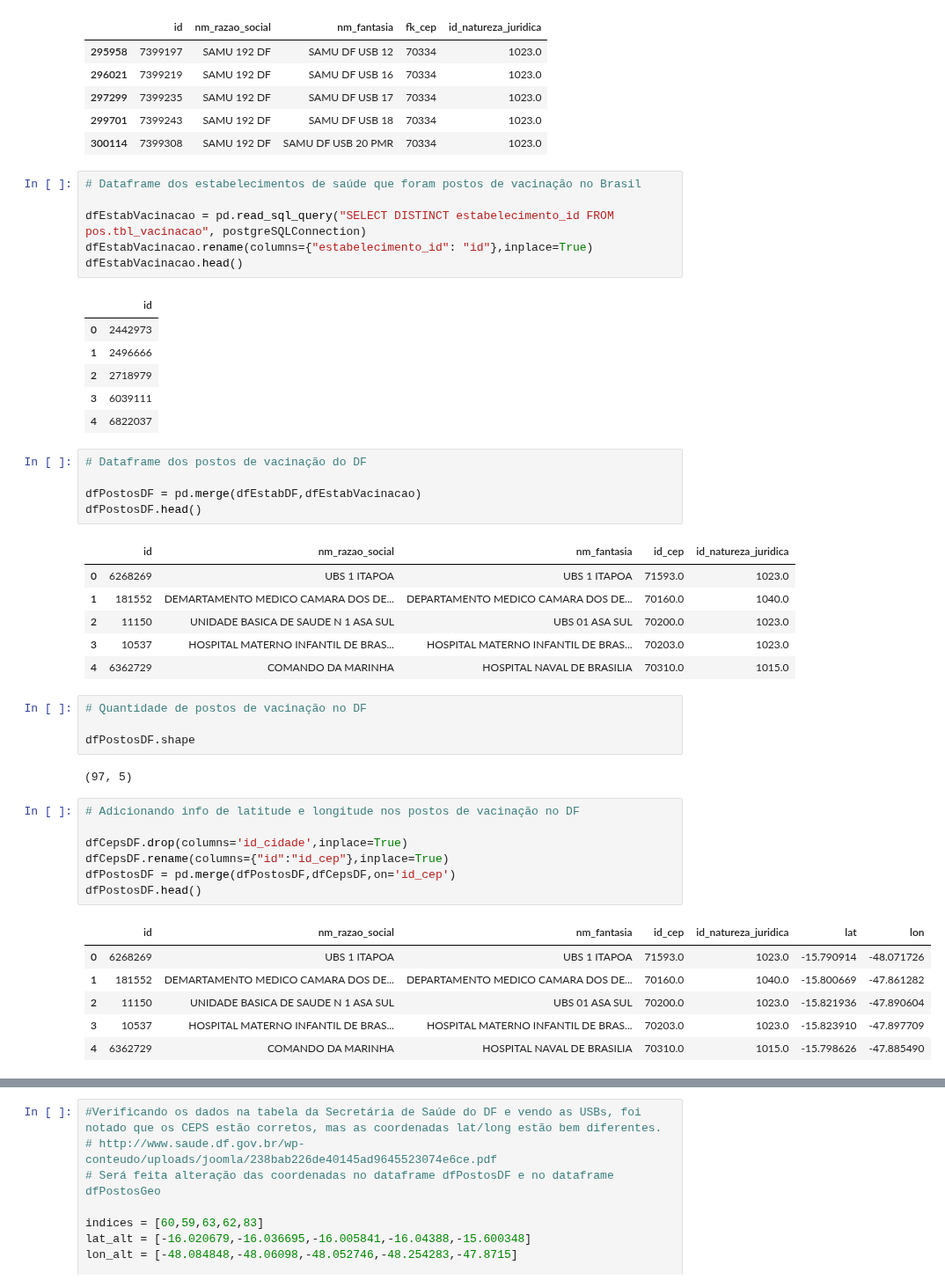
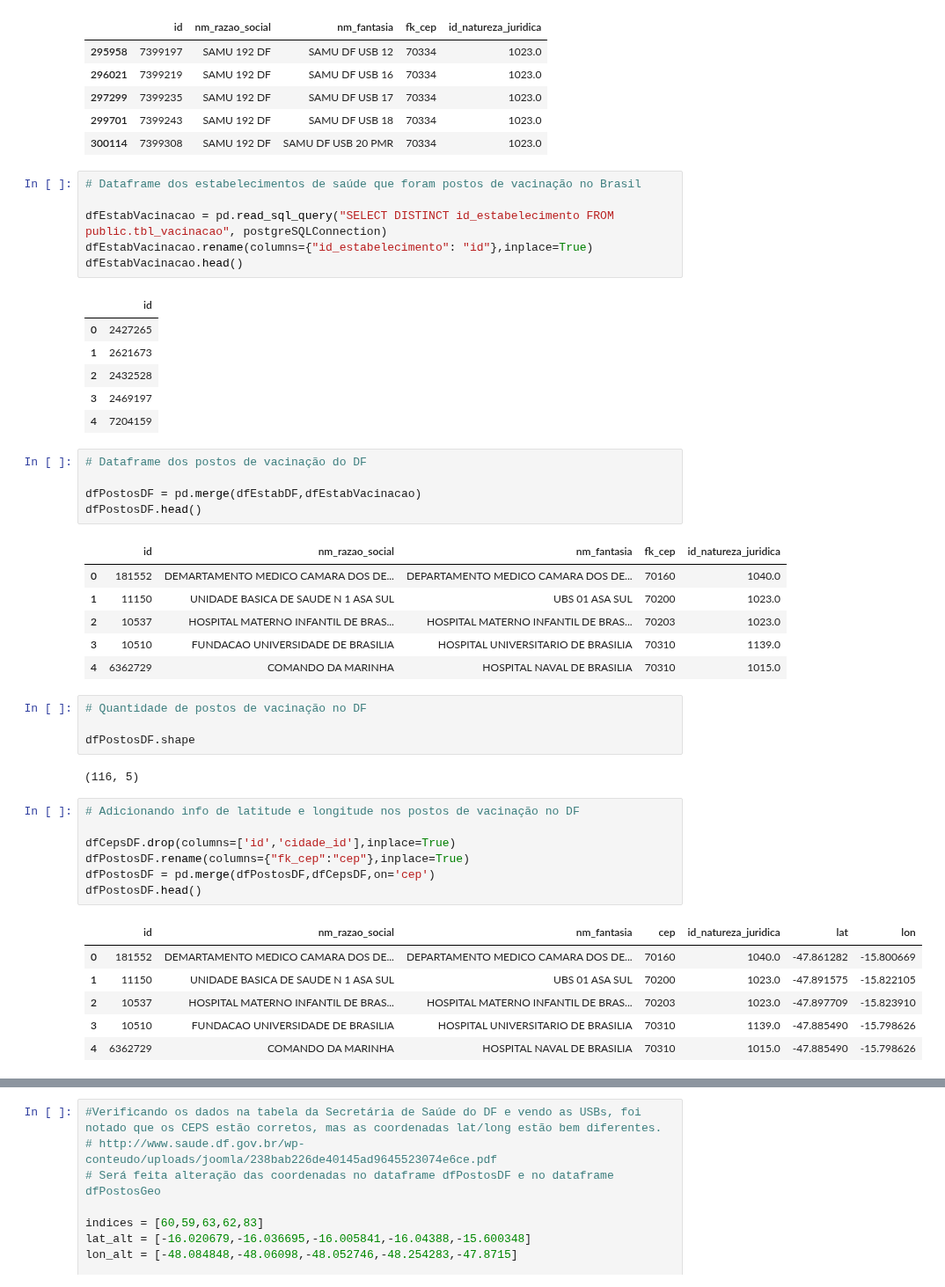
Before and after one commit to raquelcreis/vacina_covid_bsb, a Jupyter notebook: notebook.ipynb, the cells around one changed output, grey strips where cells are left out. Shown at 88% size. Cells and saved outputs as stored; diff of their text form.

```diff
--- a/notebook.ipynb
+++ b/notebook.ipynb
@@ -105,48 +105,48 @@ dfEstabDF.head()
 # %%
 # Dataframe dos estabelecimentos de saúde que foram postos de vacinação no Brasil
 
-dfEstabVacinacao = pd.read_sql_query("SELECT DISTINCT estabelecimento_id FROM pos.tbl_vacinacao", postgreSQLConnection)
-dfEstabVacinacao.rename(columns={"estabelecimento_id": "id"},inplace=True)
+dfEstabVacinacao = pd.read_sql_query("SELECT DISTINCT id_estabelecimento FROM public.tbl_vacinacao", postgreSQLConnection)
+dfEstabVacinacao.rename(columns={"id_estabelecimento": "id"},inplace=True)
 dfEstabVacinacao.head()
 # %% [output]
 |  | id |
-| 0 | 2442973 |
-| 1 | 2496666 |
-| 2 | 2718979 |
-| 3 | 6039111 |
-| 4 | 6822037 |
+| 0 | 2427265 |
+| 1 | 2621673 |
+| 2 | 2432528 |
+| 3 | 2469197 |
+| 4 | 7204159 |
 # %%
 # Dataframe dos postos de vacinação do DF
 
 dfPostosDF = pd.merge(dfEstabDF,dfEstabVacinacao)
 dfPostosDF.head()
 # %% [output]
-|  | id | nm_razao_social | nm_fantasia | id_cep | id_natureza_juridica |
-| 0 | 6268269 | UBS 1 ITAPOA | UBS 1 ITAPOA | 71593.0 | 1023.0 |
-| 1 | 181552 | DEMARTAMENTO MEDICO CAMARA DOS DE... | DEPARTAMENTO MEDICO CAMARA DOS DE... | 70160.0 | 1040.0 |
-| 2 | 11150 | UNIDADE BASICA DE SAUDE N 1 ASA SUL | UBS 01 ASA SUL | 70200.0 | 1023.0 |
-| 3 | 10537 | HOSPITAL MATERNO INFANTIL DE BRAS... | HOSPITAL MATERNO INFANTIL DE BRAS... | 70203.0 | 1023.0 |
-| 4 | 6362729 | COMANDO DA MARINHA | HOSPITAL NAVAL DE BRASILIA | 70310.0 | 1015.0 |
+|  | id | nm_razao_social | nm_fantasia | fk_cep | id_natureza_juridica |
+| 0 | 181552 | DEMARTAMENTO MEDICO CAMARA DOS DE... | DEPARTAMENTO MEDICO CAMARA DOS DE... | 70160 | 1040.0 |
+| 1 | 11150 | UNIDADE BASICA DE SAUDE N 1 ASA SUL | UBS 01 ASA SUL | 70200 | 1023.0 |
+| 2 | 10537 | HOSPITAL MATERNO INFANTIL DE BRAS... | HOSPITAL MATERNO INFANTIL DE BRAS... | 70203 | 1023.0 |
+| 3 | 10510 | FUNDACAO UNIVERSIDADE DE BRASILIA | HOSPITAL UNIVERSITARIO DE BRASILIA | 70310 | 1139.0 |
+| 4 | 6362729 | COMANDO DA MARINHA | HOSPITAL NAVAL DE BRASILIA | 70310 | 1015.0 |
 # %%
 # Quantidade de postos de vacinação no DF
 
 dfPostosDF.shape
 # %% [output]
-(97, 5)
+(116, 5)
 # %%
 # Adicionando info de latitude e longitude nos postos de vacinação no DF
 
-dfCepsDF.drop(columns='id_cidade',inplace=True)
-dfCepsDF.rename(columns={"id":"id_cep"},inplace=True)
-dfPostosDF = pd.merge(dfPostosDF,dfCepsDF,on='id_cep')
+dfCepsDF.drop(columns=['id','cidade_id'],inplace=True)
+dfPostosDF.rename(columns={"fk_cep":"cep"},inplace=True)
+dfPostosDF = pd.merge(dfPostosDF,dfCepsDF,on='cep')
 dfPostosDF.head()
 # %% [output]
-|  | id | nm_razao_social | nm_fantasia | id_cep | id_natureza_juridica | lat | lon |
-| 0 | 6268269 | UBS 1 ITAPOA | UBS 1 ITAPOA | 71593.0 | 1023.0 | -15.790914 | -48.071726 |
-| 1 | 181552 | DEMARTAMENTO MEDICO CAMARA DOS DE... | DEPARTAMENTO MEDICO CAMARA DOS DE... | 70160.0 | 1040.0 | -15.800669 | -47.861282 |
-| 2 | 11150 | UNIDADE BASICA DE SAUDE N 1 ASA SUL | UBS 01 ASA SUL | 70200.0 | 1023.0 | -15.821936 | -47.890604 |
-| 3 | 10537 | HOSPITAL MATERNO INFANTIL DE BRAS... | HOSPITAL MATERNO INFANTIL DE BRAS... | 70203.0 | 1023.0 | -15.823910 | -47.897709 |
-| 4 | 6362729 | COMANDO DA MARINHA | HOSPITAL NAVAL DE BRASILIA | 70310.0 | 1015.0 | -15.798626 | -47.885490 |
+|  | id | nm_razao_social | nm_fantasia | cep | id_natureza_juridica | lat | lon |
+| 0 | 181552 | DEMARTAMENTO MEDICO CAMARA DOS DE... | DEPARTAMENTO MEDICO CAMARA DOS DE... | 70160 | 1040.0 | -47.861282 | -15.800669 |
+| 1 | 11150 | UNIDADE BASICA DE SAUDE N 1 ASA SUL | UBS 01 ASA SUL | 70200 | 1023.0 | -47.891575 | -15.822105 |
+| 2 | 10537 | HOSPITAL MATERNO INFANTIL DE BRAS... | HOSPITAL MATERNO INFANTIL DE BRAS... | 70203 | 1023.0 | -47.897709 | -15.823910 |
+| 3 | 10510 | FUNDACAO UNIVERSIDADE DE BRASILIA | HOSPITAL UNIVERSITARIO DE BRASILIA | 70310 | 1139.0 | -47.885490 | -15.798626 |
+| 4 | 6362729 | COMANDO DA MARINHA | HOSPITAL NAVAL DE BRASILIA | 70310 | 1015.0 | -47.885490 | -15.798626 |
 # %%
 # Adicionando informação de natureza jurídica dos postos de vacinação no DF
 
```
Also changed, not shown: parts of 42 cells of this notebook.
